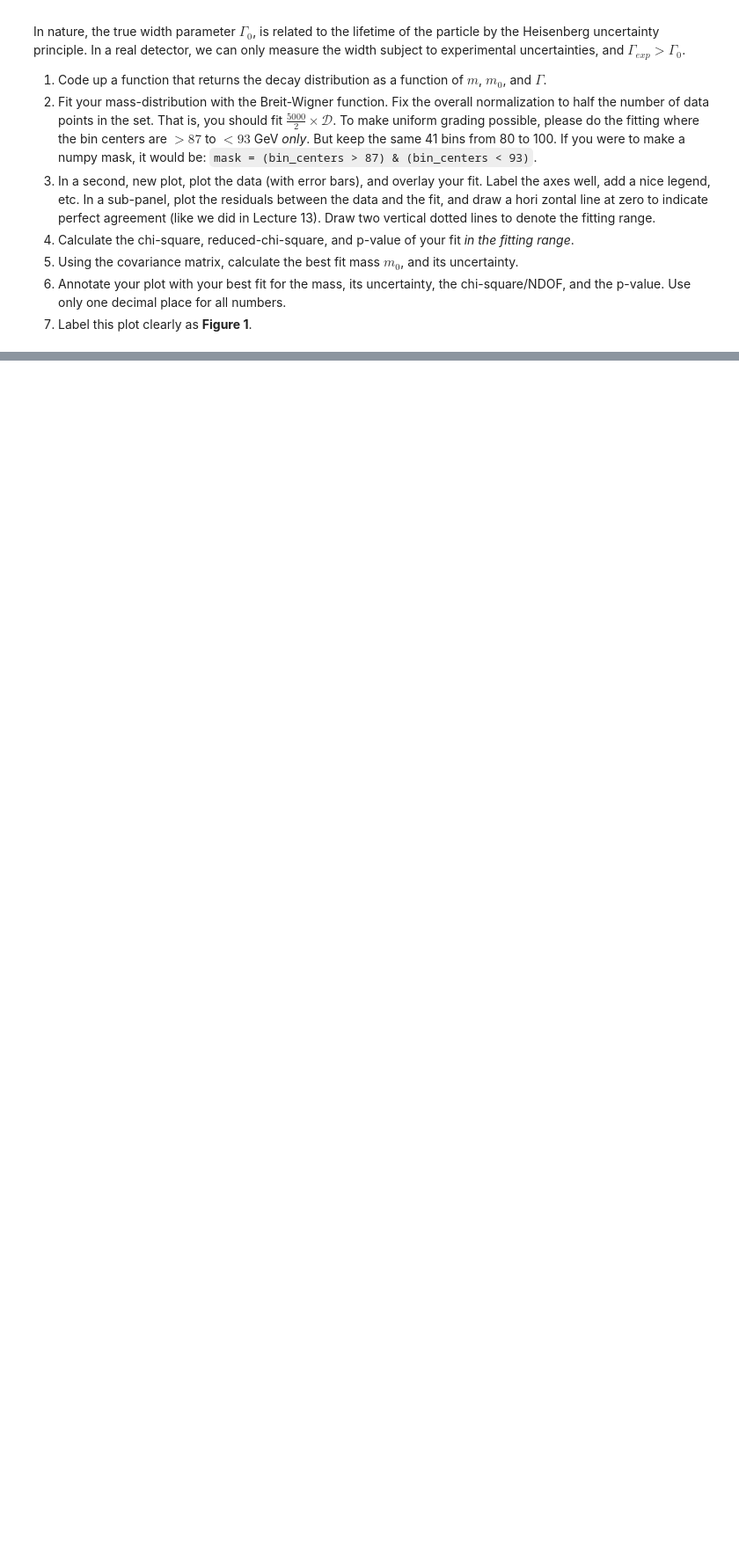
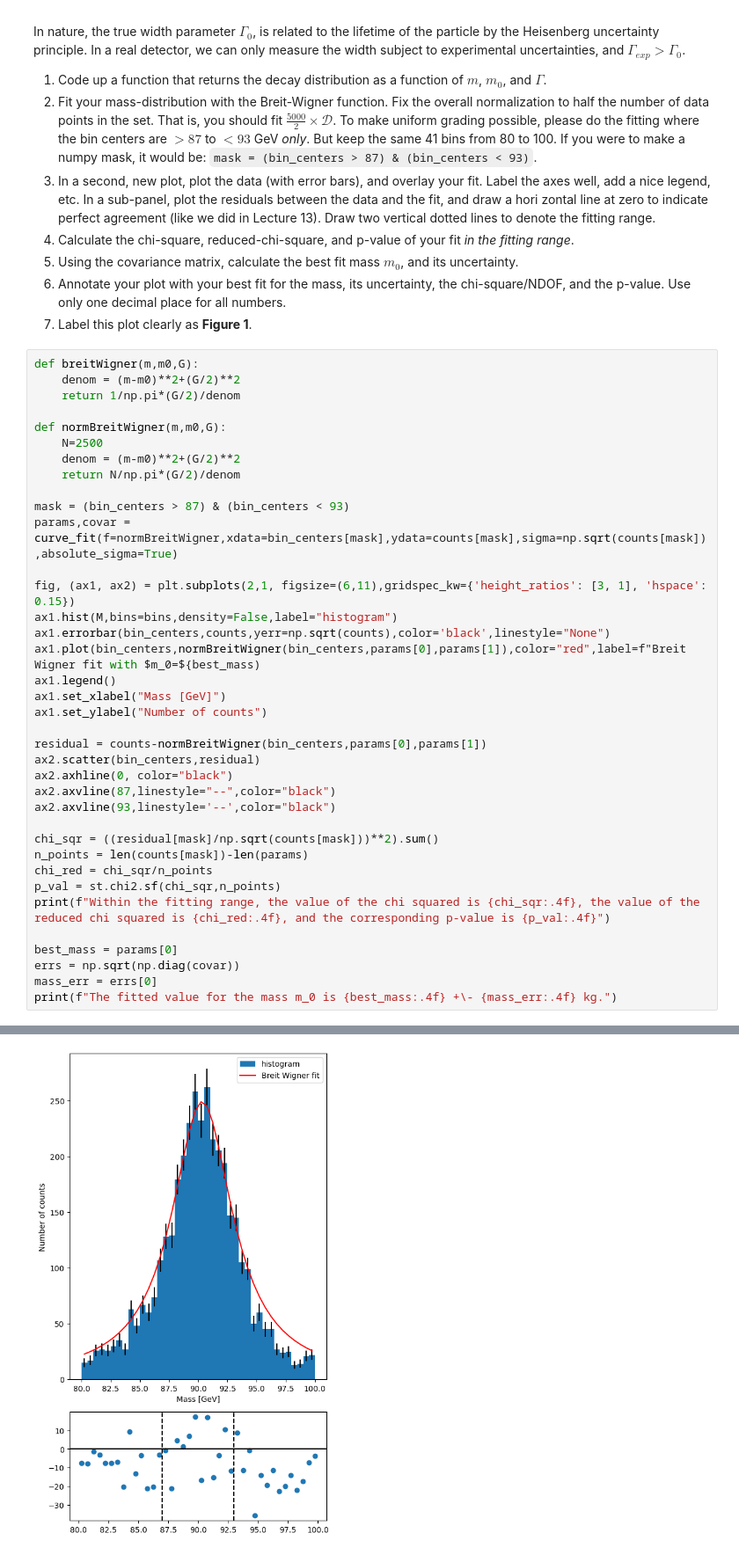
Before and after one commit to danyavur/PHYS265-spring26, a Jupyter notebook: Lab2/lab2_blank.ipynb, the cells around one changed output, grey strips where cells are left out. Shown at 88% size. Cells and saved outputs as stored; diff of their text form; blank space fills up the shorter version.

```diff
--- a/Lab2/lab2_blank.ipynb
+++ b/Lab2/lab2_blank.ipynb
@@ -155,3 +160,41 @@ zontal line at zero to indicate perfect agreement (like we did in Lecture 13). D
 5. Using the covariance matrix, calculate the best fit mass $m_0$, and its uncertainty.
 6. Annotate your plot with your best fit for the mass, its uncertainty, the chi-square/NDOF, and the p-value. Use only one decimal place for all numbers.
 7. Label this plot clearly as **Figure 1**.
+# %%
+def breitWigner(m,m0,G):
+    denom = (m-m0)**2+(G/2)**2
+    return 1/np.pi*(G/2)/denom
+
+def normBreitWigner(m,m0,G):
+    N=2500
+    denom = (m-m0)**2+(G/2)**2
+    return N/np.pi*(G/2)/denom
+
+mask = (bin_centers > 87) & (bin_centers < 93)
+params,covar = curve_fit(f=normBreitWigner,xdata=bin_centers[mask],ydata=counts[mask],sigma=np.sqrt(counts[mask]),absolute_sigma=True)
+
+fig, (ax1, ax2) = plt.subplots(2,1, figsize=(6,11),gridspec_kw={'height_ratios': [3, 1], 'hspace': 0.15})
+ax1.hist(M,bins=bins,density=False,label="histogram")
+ax1.errorbar(bin_centers,counts,yerr=np.sqrt(counts),color='black',linestyle="None")
+ax1.plot(bin_centers,normBreitWigner(bin_centers,params[0],params[1]),color="red",label=f"Breit Wigner fit with $m_0=${best_mass)
+ax1.legend()
+ax1.set_xlabel("Mass [GeV]")
+ax1.set_ylabel("Number of counts")
+
+residual = counts-normBreitWigner(bin_centers,params[0],params[1])
+ax2.scatter(bin_centers,residual)
+ax2.axhline(0, color="black")
+ax2.axvline(87,linestyle="--",color="black")
+ax2.axvline(93,linestyle='--',color="black")
+
+chi_sqr = ((residual[mask]/np.sqrt(counts[mask]))**2).sum()
+n_points = len(counts[mask])-len(params)
+chi_red = chi_sqr/n_points
+p_val = st.chi2.sf(chi_sqr,n_points)
+print(f"Within the fitting range, the value of the chi squared is {chi_sqr:.4f}, the value of the reduced chi squared is {chi_red:.4f}, and the corresponding p-value is {p_val:.4f}")
+
+best_mass = params[0]
+errs = np.sqrt(np.diag(covar))
+mass_err = errs[0]
+print(f"The fitted value for the mass m_0 is {best_mass:.4f} +\- {mass_err:.4f} kg.")
+# %% [output]
@@ -158,3 +203,4 @@ zontal line at zero to indicate perfect agreement (like we did in Lecture 13). D
+[figure, added]
 # %% [markdown]
 ## Part 3: 2D Parameter Scan
 ----
```
Also changed, not shown: parts of 2 cells of this notebook, 1 other file.
